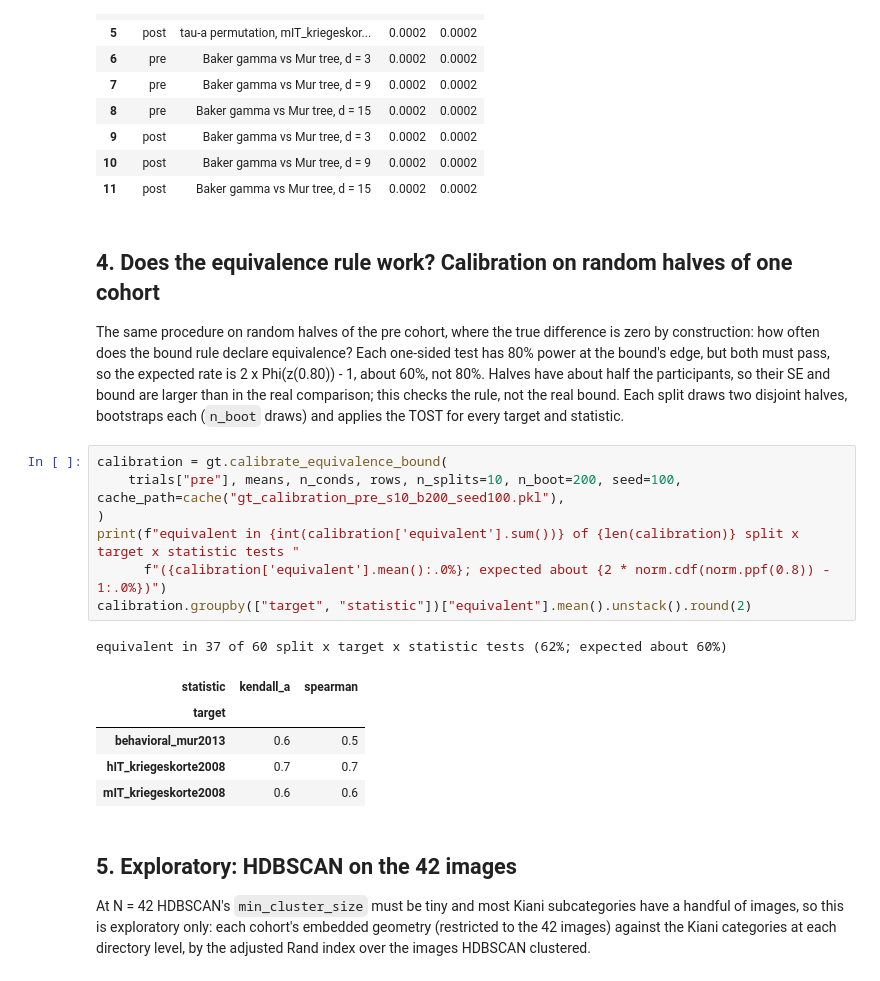
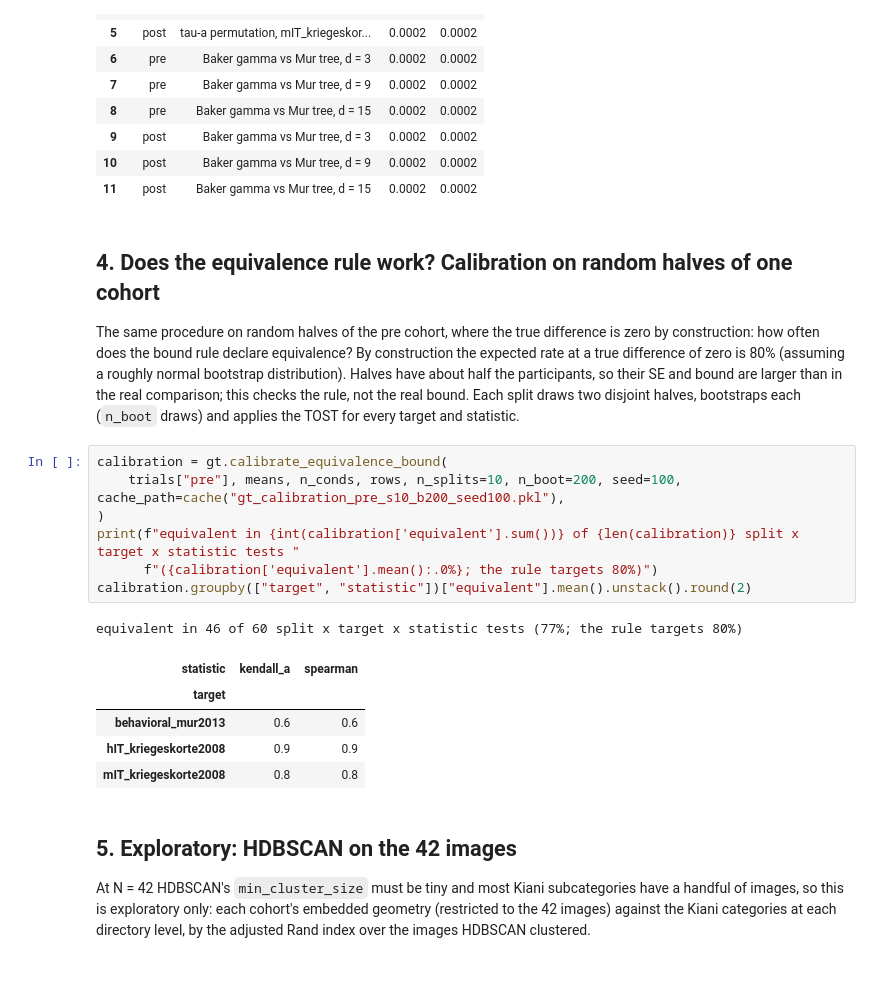
Before and after one commit to JonNir1/hierarchical_image_database, a Jupyter notebook: analysis/pre_vs_post_shine/5_ground_truth.ipynb, the cells around one changed output. Saved outputs shown, nothing was run; the diff lists cells and outputs as text.

Commit message:
feat(analysis/pre_vs_post_shine): re-execute notebooks 3, 4 and 5 under the true-80% bound rule
Co-Authored-By: Claude Sonnet 5.5 <noreply@anthropic.com>

```diff
--- a/analysis/pre_vs_post_shine/5_ground_truth.ipynb
+++ b/analysis/pre_vs_post_shine/5_ground_truth.ipynb
@@ -240,21 +239,21 @@ bh_within_cohort(family).round(4)
 # %% [markdown]
 ## 4. Does the equivalence rule work? Calibration on random halves of one cohort
 
-The same procedure on random halves of the pre cohort, where the true difference is zero by construction: how often does the bound rule declare equivalence? Each one-sided test has 80% power at the bound's edge, but both must pass, so the expected rate is 2 x Phi(z(0.80)) - 1, about 60%, not 80%. Halves have about half the participants, so their SE and bound are larger than in the real comparison; this checks the rule, not the real bound. Each split draws two disjoint halves, bootstraps each (`n_boot` draws) and applies the TOST for every target and statistic.
+The same procedure on random halves of the pre cohort, where the true difference is zero by construction: how often does the bound rule declare equivalence? By construction the expected rate at a true difference of zero is 80% (assuming a roughly normal bootstrap distribution). Halves have about half the participants, so their SE and bound are larger than in the real comparison; this checks the rule, not the real bound. Each split draws two disjoint halves, bootstraps each (`n_boot` draws) and applies the TOST for every target and statistic.
 # %%
 calibration = gt.calibrate_equivalence_bound(
     trials["pre"], means, n_conds, rows, n_splits=10, n_boot=200, seed=100, cache_path=cache("gt_calibration_pre_s10_b200_seed100.pkl"),
 )
 print(f"equivalent in {int(calibration['equivalent'].sum())} of {len(calibration)} split x target x statistic tests "
-      f"({calibration['equivalent'].mean():.0%}; expected about {2 * norm.cdf(norm.ppf(0.8)) - 1:.0%})")
+      f"({calibration['equivalent'].mean():.0%}; the rule targets 80%)")
 calibration.groupby(["target", "statistic"])["equivalent"].mean().unstack().round(2)
 # %% [output]
-equivalent in 37 of 60 split x target x statistic tests (62%; expected about 60%)
+equivalent in 46 of 60 split x target x statistic tests (77%; the rule targets 80%)
 | statistic | kendall_a | spearman |
 | target |  |  |
-| behavioral_mur2013 | 0.6 | 0.5 |
-| hIT_kriegeskorte2008 | 0.7 | 0.7 |
-| mIT_kriegeskorte2008 | 0.6 | 0.6 |
+| behavioral_mur2013 | 0.6 | 0.6 |
+| hIT_kriegeskorte2008 | 0.9 | 0.9 |
+| mIT_kriegeskorte2008 | 0.8 | 0.8 |
 # %% [markdown]
 ## 5. Exploratory: HDBSCAN on the 42 images
 
```
Also changed, not shown: parts of 3 cells of this notebook, 2 other files.
